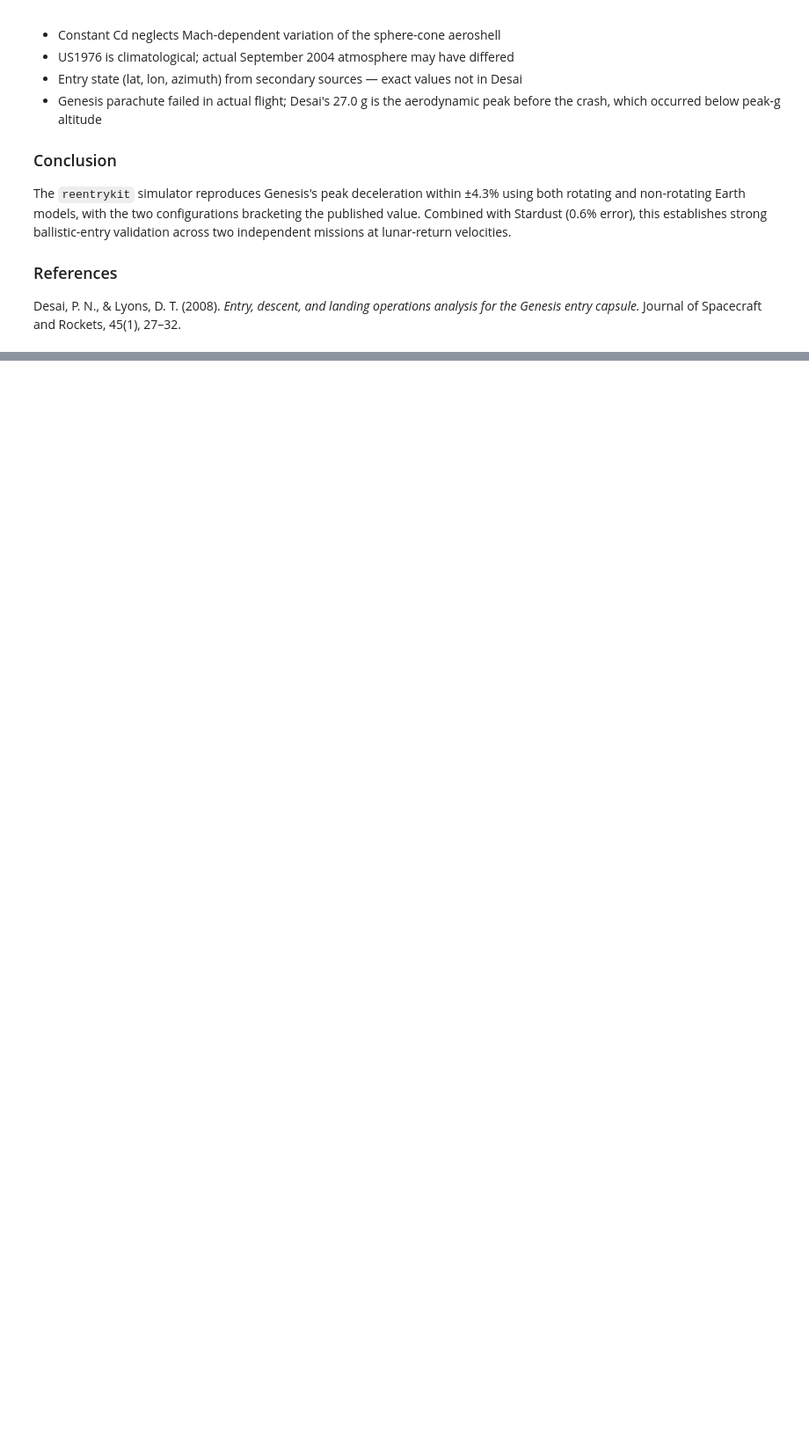
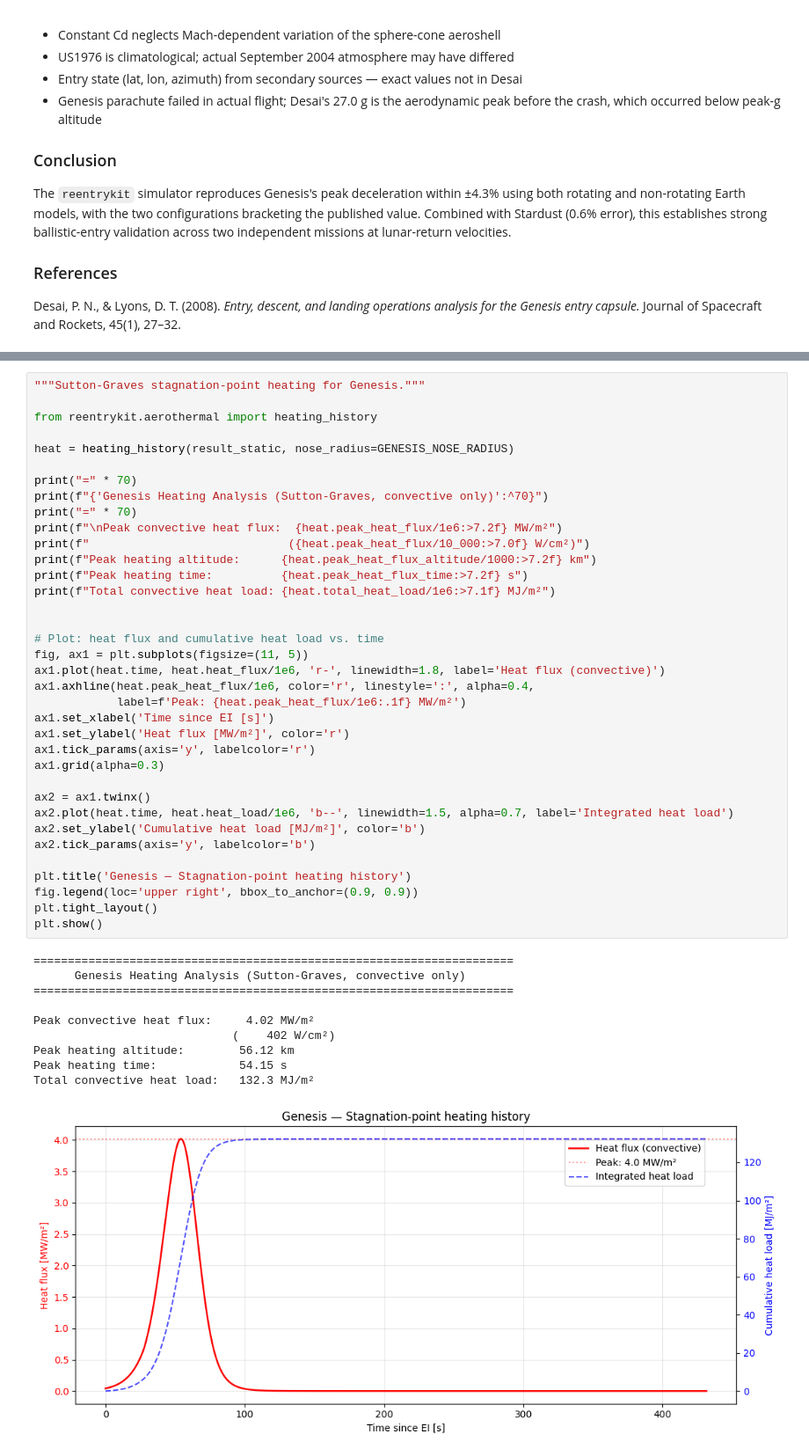
Before and after one commit to marcoravasi1996-gif/Reentrykit, a Jupyter notebook: notebooks/05_genesis_validation.ipynb, the cells around one changed output, grey strips where cells are left out. Shown at 88% size. Saved outputs shown, nothing was run; the diff lists cells and outputs as text; blank space fills up the shorter version.

```diff
--- a/notebooks/05_genesis_validation.ipynb
+++ b/notebooks/05_genesis_validation.ipynb
@@ -305,0 +310,47 @@ Desai, P. N., & Lyons, D. T. (2008). *Entry, descent, and landing operations ana
+# %%
+"""Sutton-Graves stagnation-point heating for Genesis."""
+
+from reentrykit.aerothermal import heating_history
+
+heat = heating_history(result_static, nose_radius=GENESIS_NOSE_RADIUS)
+
+print("=" * 70)
+print(f"{'Genesis Heating Analysis (Sutton-Graves, convective only)':^70}")
+print("=" * 70)
+print(f"\nPeak convective heat flux:  {heat.peak_heat_flux/1e6:>7.2f} MW/m²")
+print(f"                             ({heat.peak_heat_flux/10_000:>7.0f} W/cm²)")
+print(f"Peak heating altitude:      {heat.peak_heat_flux_altitude/1000:>7.2f} km")
+print(f"Peak heating time:          {heat.peak_heat_flux_time:>7.2f} s")
+print(f"Total convective heat load: {heat.total_heat_load/1e6:>7.1f} MJ/m²")
+
+
+# Plot: heat flux and cumulative heat load vs. time
+fig, ax1 = plt.subplots(figsize=(11, 5))
+ax1.plot(heat.time, heat.heat_flux/1e6, 'r-', linewidth=1.8, label='Heat flux (convective)')
+ax1.axhline(heat.peak_heat_flux/1e6, color='r', linestyle=':', alpha=0.4,
+            label=f'Peak: {heat.peak_heat_flux/1e6:.1f} MW/m²')
+ax1.set_xlabel('Time since EI [s]')
+ax1.set_ylabel('Heat flux [MW/m²]', color='r')
+ax1.tick_params(axis='y', labelcolor='r')
+ax1.grid(alpha=0.3)
+
+ax2 = ax1.twinx()
+ax2.plot(heat.time, heat.heat_load/1e6, 'b--', linewidth=1.5, alpha=0.7, label='Integrated heat load')
+ax2.set_ylabel('Cumulative heat load [MJ/m²]', color='b')
+ax2.tick_params(axis='y', labelcolor='b')
+
+plt.title('Genesis — Stagnation-point heating history')
+fig.legend(loc='upper right', bbox_to_anchor=(0.9, 0.9))
+plt.tight_layout()
+plt.show()
+# %% [output]
+======================================================================
+      Genesis Heating Analysis (Sutton-Graves, convective only)
+======================================================================
+
+Peak convective heat flux:     4.02 MW/m²
+                             (    402 W/cm²)
+Peak heating altitude:        56.12 km
+Peak heating time:            54.15 s
+Total convective heat load:   132.3 MJ/m²
+[figure, added]
```
Also changed, not shown: parts of 1 cell of this notebook, 4 other files.
